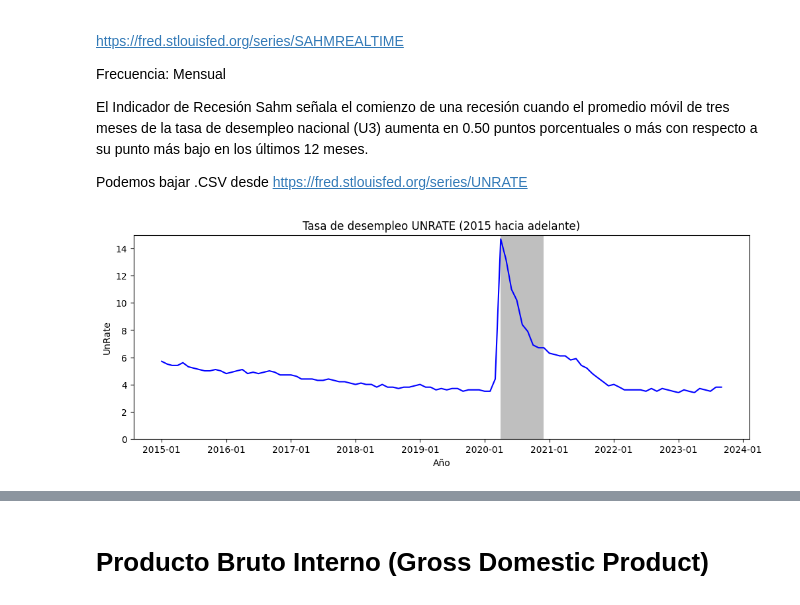
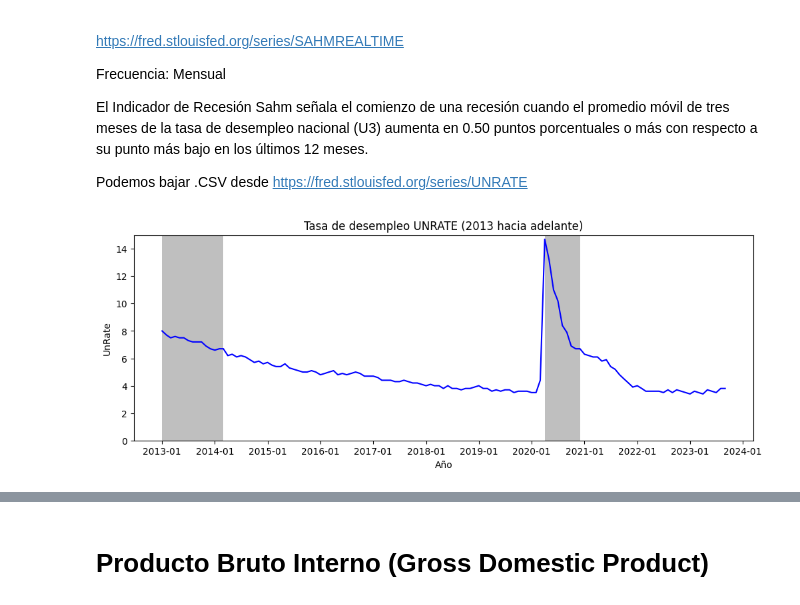
Before and after one commit to MRCSIBR/PF_GRUPO, a Jupyter notebook: AnalisisMacro/notebook.ipynb, the cells around one changed output, grey strips where cells are left out. Cells and saved outputs as stored; diff of their text form; code cells hidden in the pictures.

```diff
--- a/AnalisisMacro/notebook.ipynb
+++ b/AnalisisMacro/notebook.ipynb
@@ -181,33 +179,33 @@ https://fred.stlouisfed.org/series/UNRATE
 # %%
 import pandas as pd
 import matplotlib.pyplot as plt
 import matplotlib.dates as mdates
 
 # Loading the data
 data = pd.read_csv('UNRATE_FRED.csv')
 
-# Filter data for years starting from 2015
+# Filter data for years starting from 2013
 data['DATE'] = pd.to_datetime(data['DATE'])  # Convert DATE column to datetime
-data = data[data['DATE'].dt.year >= 2015]
+data = data[data['DATE'].dt.year >= 2013]
 
 # Plotting the data
 plt.figure(figsize=(12, 4))
 
 # Set the background color conditionally
 plt.fill_between(data['DATE'], 0.00, 15.00, where=data['UNRATE'] > 6.30, facecolor='grey', alpha=0.5)
 plt.plot(data['DATE'], data['UNRATE'], color='blue')
 
 # Set the y-axis limits
 plt.ylim(0.00, 15.00)
 
 # Set the date format for the x-axis
 plt.gca().xaxis.set_major_formatter(mdates.DateFormatter('%Y-%m'))
 plt.gca().xaxis.set_major_locator(mdates.YearLocator())
 
 plt.xlabel('Año')
 plt.ylabel('UnRate')
-plt.title('Tasa de desempleo UNRATE (2015 hacia adelante)')
+plt.title('Tasa de desempleo UNRATE (2013 hacia adelante)')
 
 plt.show()
 # %% [output]
-[figure, old version]
+[figure, new version]
```
Also changed, not shown: parts of 7 cells of this notebook.
